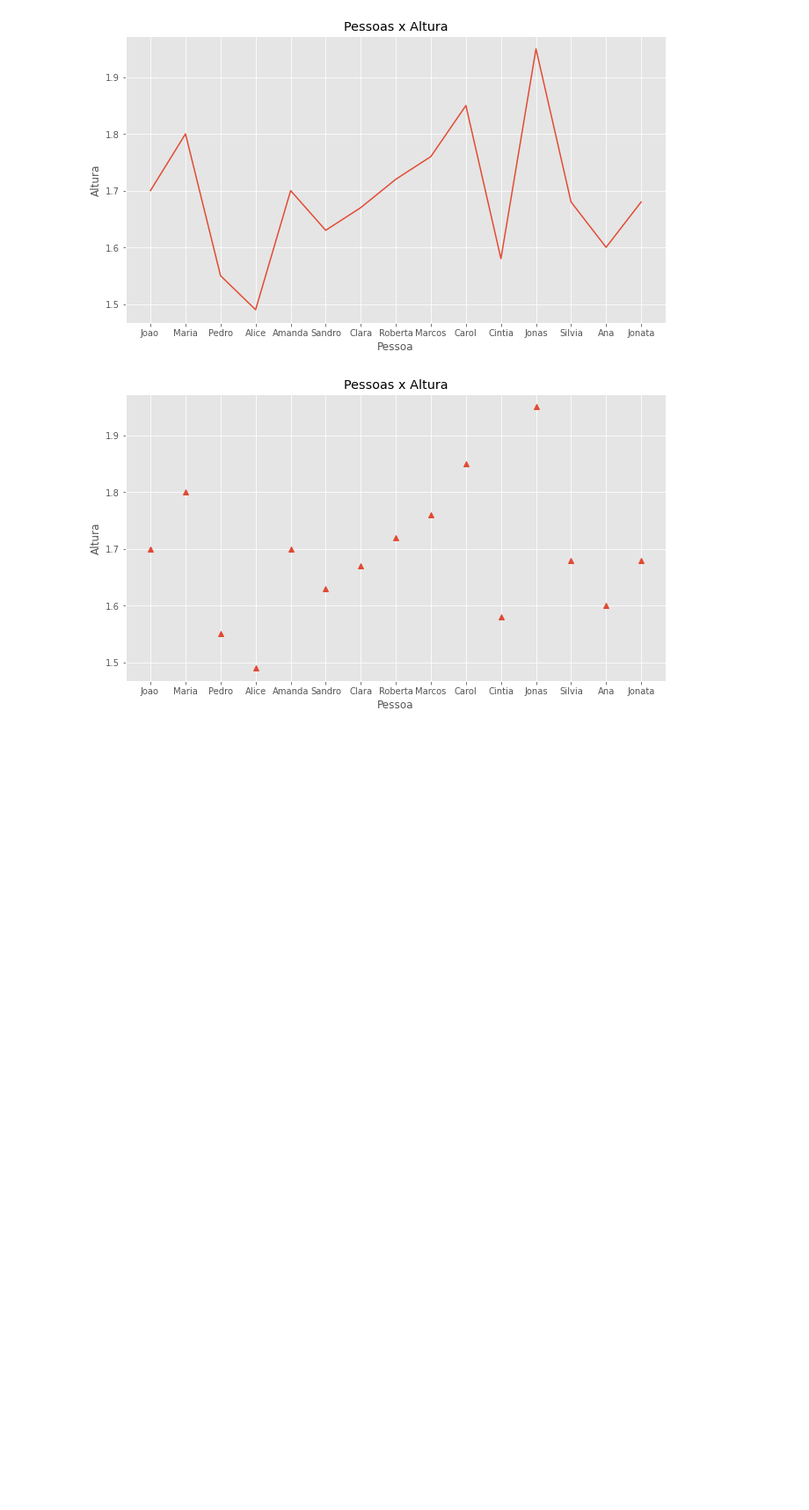
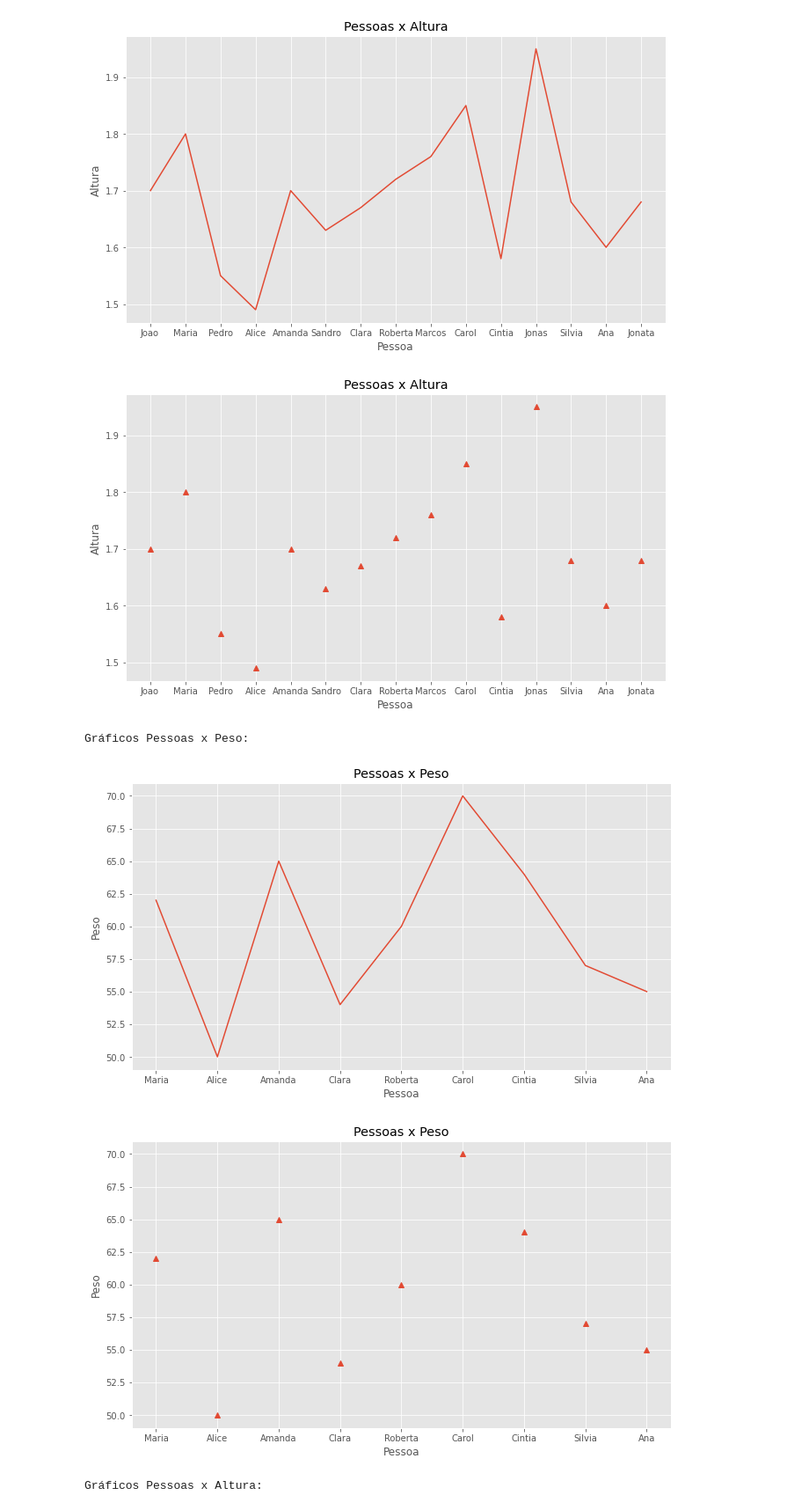
Before and after one commit to CarlosHenriquePinheiroCordeiro/exercicio-visualizacao-dados, a Jupyter notebook: exercicio.ipynb, the cells around one changed output. Shown: that part at 88% size. Cells and saved outputs as stored; diff of their text form; code cells hidden in the pictures; blank space fills up the shorter version.

```diff
--- a/exercicio.ipynb
+++ b/exercicio.ipynb
@@ -133,0 +131,19 @@ Gráficos Pessoas x Altura:
+# %%
+#4  Repita o ex. 3 apenas para mulheres.
+import pandas as pd
+import matplotlib.pyplot as plt
+
+arquivo = pd.read_csv("pessoas.csv", encoding="UTF-8", sep=",")
+mulheres = arquivo[arquivo.sexo == 'F']
+print("Gráficos Pessoas x Peso:")
+graficoLinha(mulheres['nome'], mulheres['peso'], "Pessoa", "Peso", "Pessoas x Peso")
+graficoPonto(mulheres['nome'], mulheres['peso'], "Pessoa", "Peso", "Pessoas x Peso")
+
+print("Gráficos Pessoas x Altura:")
+graficoLinha(mulheres['nome'], mulheres['peso'], "Pessoa", "Altura", "Pessoas x Altura")
+graficoPonto(mulheres['nome'], mulheres['peso'], "Pessoa", "Altura", "Pessoas x Altura")
+# %% [output]
+Gráficos Pessoas x Peso:
+[figure, added]
+[figure, added]
+Gráficos Pessoas x Altura:
```
Also changed, not shown: parts of 4 cells of this notebook.
